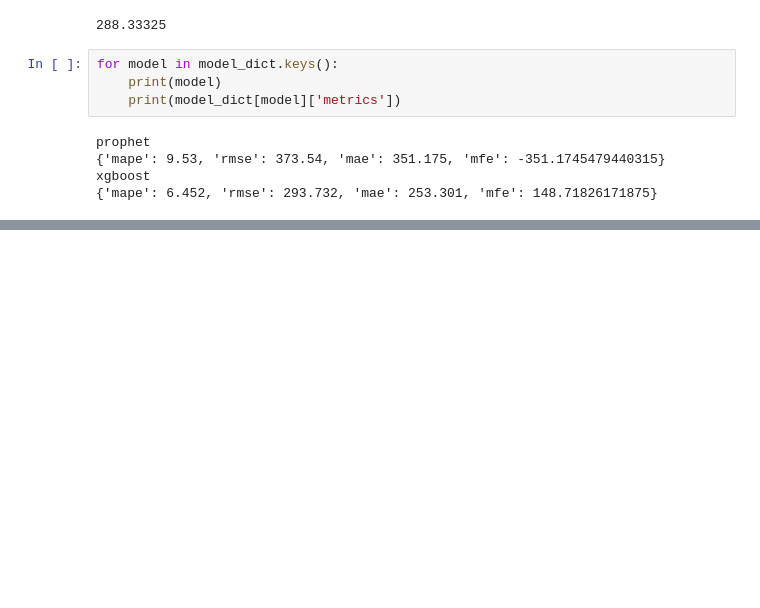
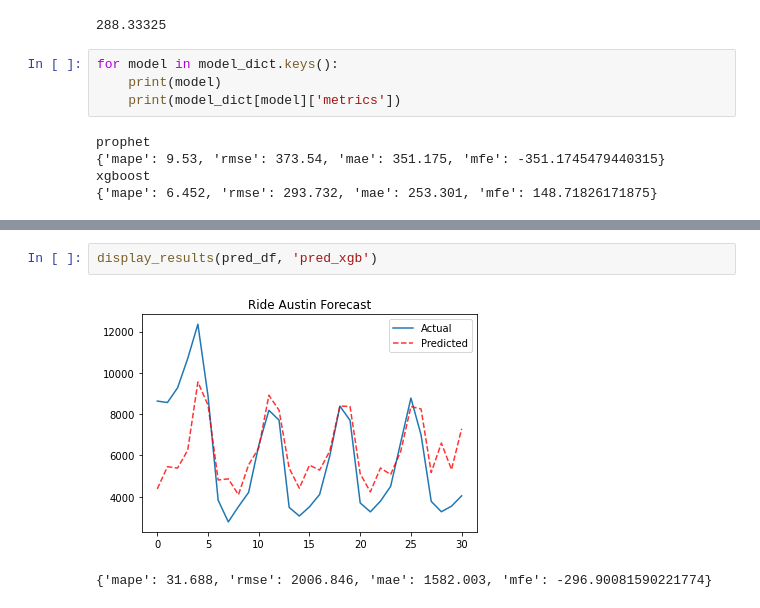
Before and after one commit to bonchae/msda-workshop, a Jupyter notebook: Ride Austin - Forecasting.ipynb, the cells around one changed output, grey strips where cells are left out. Cells and saved outputs as stored; diff of their text form; blank space fills up the shorter version.

```diff
--- a/Ride Austin - Forecasting.ipynb
+++ b/Ride Austin - Forecasting.ipynb
@@ -1082,0 +1512,5 @@ xgboost
+# %%
+display_results(pred_df, 'pred_xgb')
+# %% [output]
+[figure, added]
+{'mape': 31.688, 'rmse': 2006.846, 'mae': 1582.003, 'mfe': -296.90081590221774}
```
Also changed, not shown: parts of 24 cells of this notebook.
